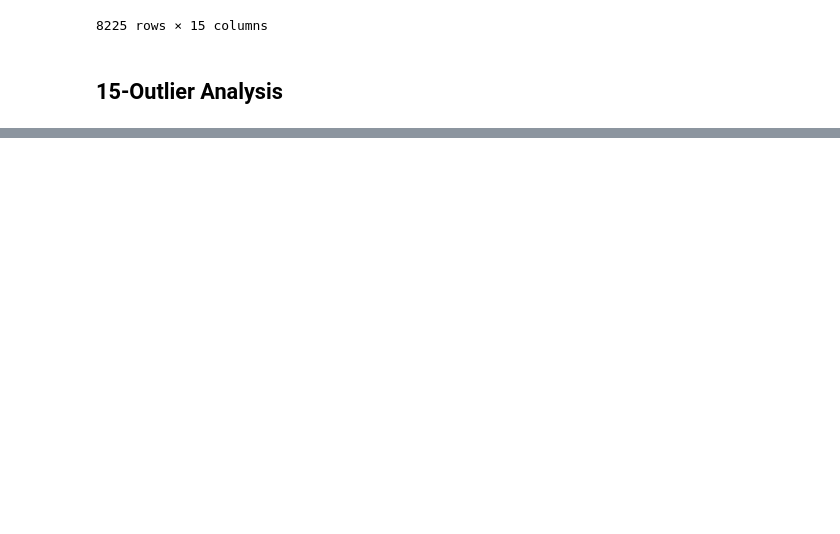
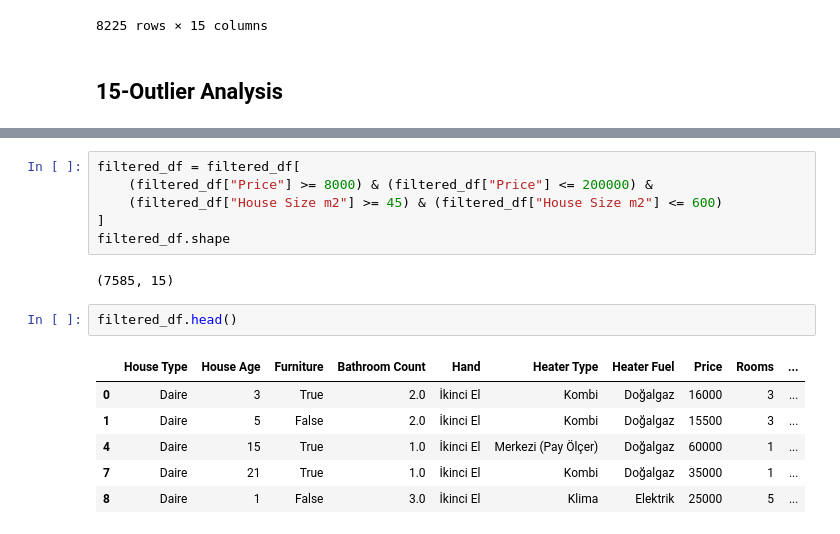
Before and after one commit to giraydorukyurt7/Rent-Estimation-System, a Jupyter notebook: Data_Analysis.ipynb, the cells around one changed output, grey strips where cells are left out. Saved outputs shown, nothing was run; the diff lists cells and outputs as text; blank space fills up the shorter version.

```diff
--- a/Data_Analysis.ipynb
+++ b/Data_Analysis.ipynb
@@ -1040,0 +1030,17 @@ for col in numerical_cols:
+# %%
+filtered_df = filtered_df[
+    (filtered_df["Price"] >= 8000) & (filtered_df["Price"] <= 200000) &
+    (filtered_df["House Size m2"] >= 45) & (filtered_df["House Size m2"] <= 600)
+]
+filtered_df.shape
+# %% [output]
+(7585, 15)
+# %%
+filtered_df.head()
+# %% [output]
+|  | House Type | House Age | Furniture | Bathroom Count | Hand | Heater Type | Heater Fuel | Price | Rooms | ... |
+| 0 | Daire | 3 | True | 2.0 | İkinci El | Kombi | Doğalgaz | 16000 | 3 | ... |
+| 1 | Daire | 5 | False | 2.0 | İkinci El | Kombi | Doğalgaz | 15500 | 3 | ... |
+| 4 | Daire | 15 | True | 1.0 | İkinci El | Merkezi (Pay Ölçer) | Doğalgaz | 60000 | 1 | ... |
+| 7 | Daire | 21 | True | 1.0 | İkinci El | Kombi | Doğalgaz | 35000 | 1 | ... |
+| 8 | Daire | 1 | False | 3.0 | İkinci El | Klima | Elektrik | 25000 | 5 | ... |
```
Also changed, not shown: parts of 4 cells of this notebook.
